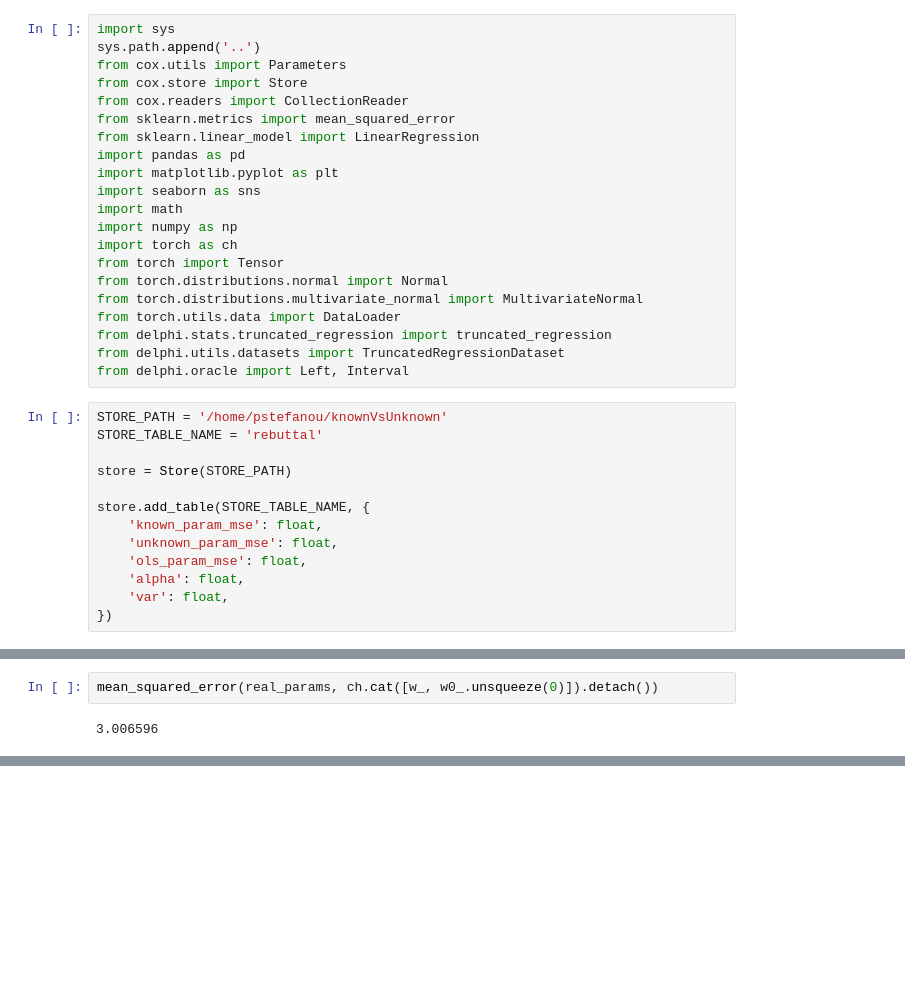
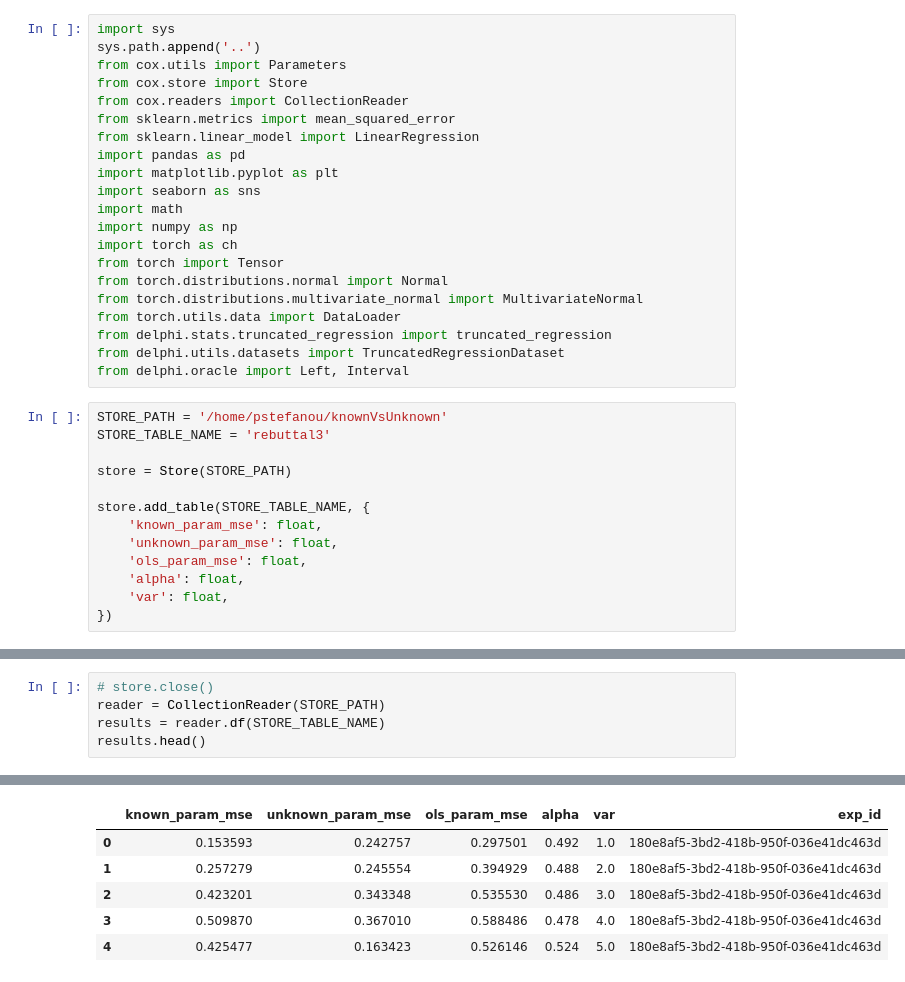
Before and after one commit to pstefanou12/delphi.ai, a Jupyter notebook: notebooks/Comparing Known and Unknown Noise Variance.ipynb, the cells around one changed output, grey strips where cells are left out. Drawn from its saved outputs; the diff is of its cells as text; blank space fills up the shorter version.

```diff
--- a/notebooks/Comparing Known and Unknown Noise Variance.ipynb
+++ b/notebooks/Comparing Known and Unknown Noise Variance.ipynb
@@ -21,7 +21,7 @@ from delphi.utils.datasets import TruncatedRegressionDataset
 from delphi.oracle import Left, Interval
 # %%
 STORE_PATH = '/home/pstefanou/knownVsUnknown'
-STORE_TABLE_NAME = 'rebuttal'
+STORE_TABLE_NAME = 'rebuttal3'
 
 store = Store(STORE_PATH)
 
@@ -213,4 +141,6 @@ Text(0, 0.5, 'y')
-# %%
-mean_squared_error(real_params, ch.cat([w_, w0_.unsqueeze(0)]).detach())
-# %% [output]
-3.006596
+# %%
+# store.close()
+reader = CollectionReader(STORE_PATH)
+results = reader.df(STORE_TABLE_NAME)
+results.head()
+# %% [output]
@@ -216,0 +159,6 @@ mean_squared_error(real_params, ch.cat([w_, w0_.unsqueeze(0)]).detach())
+|  | known_param_mse | unknown_param_mse | ols_param_mse | alpha | var | exp_id |
+| 0 | 0.153593 | 0.242757 | 0.297501 | 0.492 | 1.0 | 180e8af5-3bd2-418b-950f-036e41dc463d |
+| 1 | 0.257279 | 0.245554 | 0.394929 | 0.488 | 2.0 | 180e8af5-3bd2-418b-950f-036e41dc463d |
+| 2 | 0.423201 | 0.343348 | 0.535530 | 0.486 | 3.0 | 180e8af5-3bd2-418b-950f-036e41dc463d |
+| 3 | 0.509870 | 0.367010 | 0.588486 | 0.478 | 4.0 | 180e8af5-3bd2-418b-950f-036e41dc463d |
+| 4 | 0.425477 | 0.163423 | 0.526146 | 0.524 | 5.0 | 180e8af5-3bd2-418b-950f-036e41dc463d |
```
Also changed, not shown: parts of 12 cells of this notebook, 1 other file.
